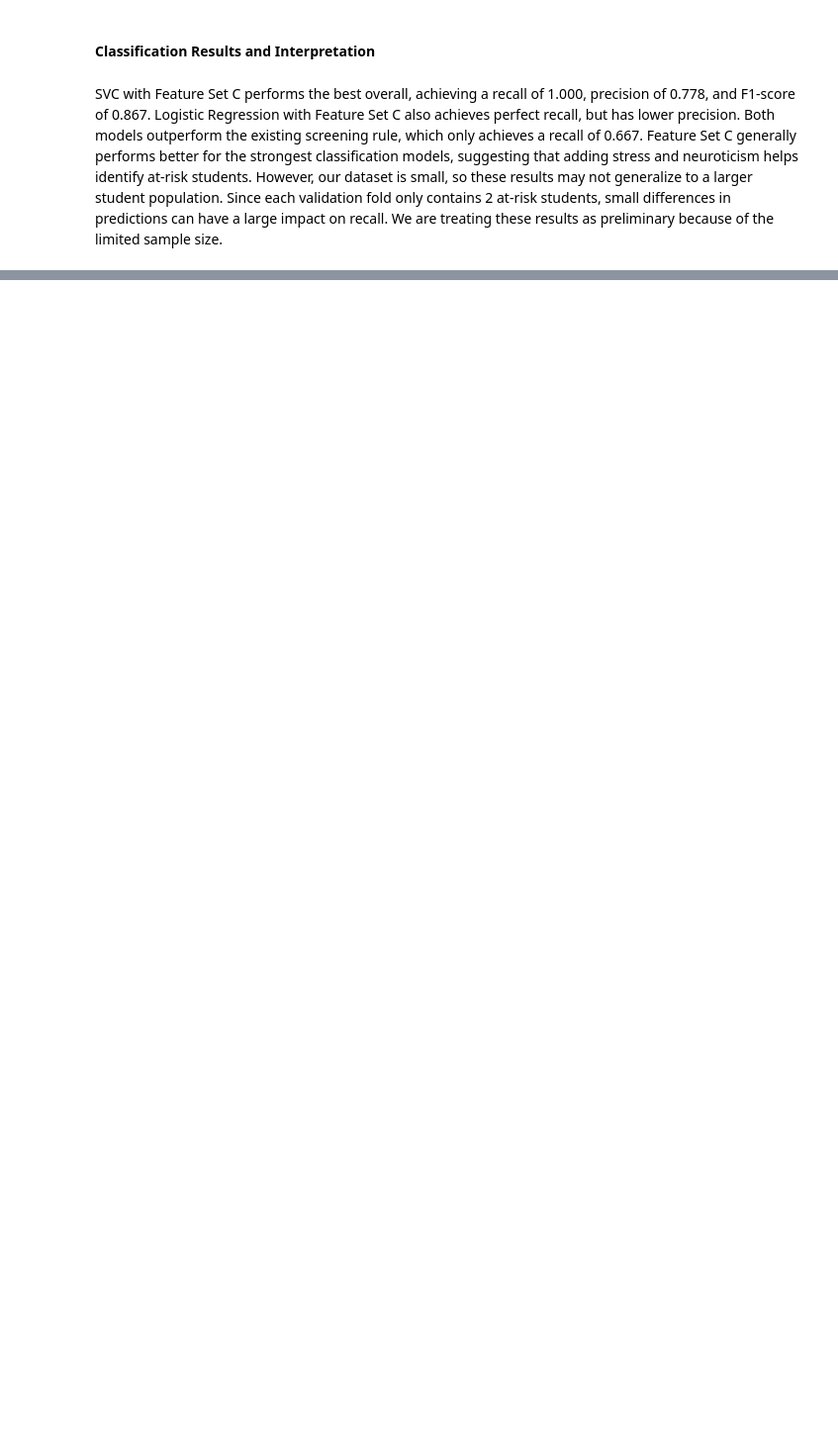
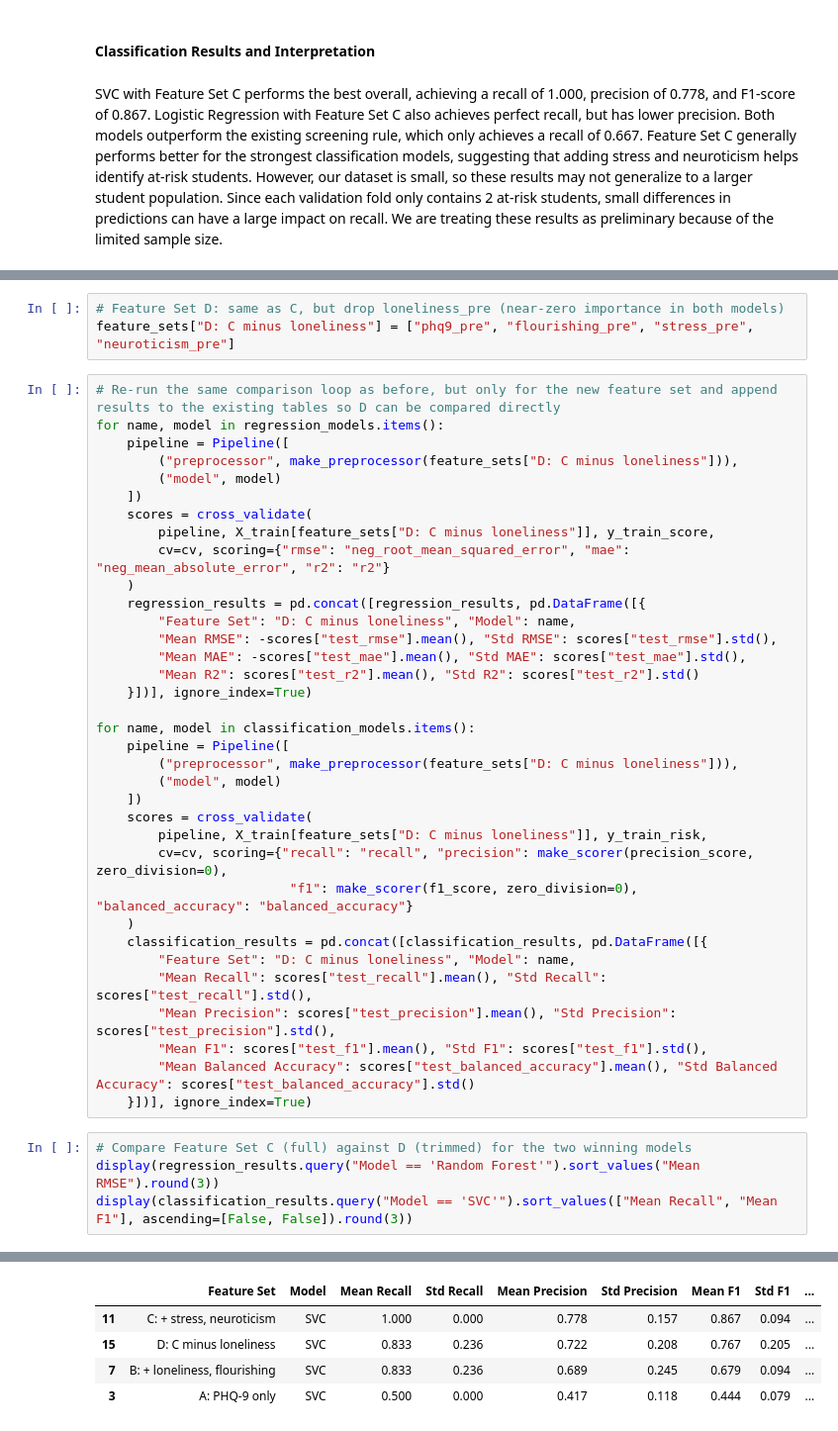
Before and after one commit to mariabssadh1-droid/spark_check, a Jupyter notebook: INSY 674-Group Project.ipynb, the cells around one changed output, grey strips where cells are left out. Shown at 99% size. Cells and saved outputs as stored; diff of their text form; blank space fills up the shorter version.

```diff
--- a/INSY 674-Group Project.ipynb
+++ b/INSY 674-Group Project.ipynb
@@ -1770,0 +1882,43 @@ SVC with Feature Set C performs the best overall, achieving a recall of 1.000, p
+# %%
+# Feature Set D: same as C, but drop loneliness_pre (near-zero importance in both models)
+feature_sets["D: C minus loneliness"] = ["phq9_pre", "flourishing_pre", "stress_pre", "neuroticism_pre"]
+# %%
+# Re-run the same comparison loop as before, but only for the new feature set and append results to the existing tables so D can be compared directly
+for name, model in regression_models.items():
+    pipeline = Pipeline([
+        ("preprocessor", make_preprocessor(feature_sets["D: C minus loneliness"])),
+        ("model", model)
+    ])
+    scores = cross_validate(
+        pipeline, X_train[feature_sets["D: C minus loneliness"]], y_train_score,
+        cv=cv, scoring={"rmse": "neg_root_mean_squared_error", "mae": "neg_mean_absolute_error", "r2": "r2"}
+    )
+    regression_results = pd.concat([regression_results, pd.DataFrame([{
+        "Feature Set": "D: C minus loneliness", "Model": name,
+        "Mean RMSE": -scores["test_rmse"].mean(), "Std RMSE": scores["test_rmse"].std(),
+        "Mean MAE": -scores["test_mae"].mean(), "Std MAE": scores["test_mae"].std(),
+        "Mean R2": scores["test_r2"].mean(), "Std R2": scores["test_r2"].std()
+    }])], ignore_index=True)
+
+for name, model in classification_models.items():
+    pipeline = Pipeline([
+        ("preprocessor", make_preprocessor(feature_sets["D: C minus loneliness"])),
+        ("model", model)
+    ])
+    scores = cross_validate(
+        pipeline, X_train[feature_sets["D: C minus loneliness"]], y_train_risk,
+        cv=cv, scoring={"recall": "recall", "precision": make_scorer(precision_score, zero_division=0),
+                         "f1": make_scorer(f1_score, zero_division=0), "balanced_accuracy": "balanced_accuracy"}
+    )
+    classification_results = pd.concat([classification_results, pd.DataFrame([{
+        "Feature Set": "D: C minus loneliness", "Model": name,
+        "Mean Recall": scores["test_recall"].mean(), "Std Recall": scores["test_recall"].std(),
+        "Mean Precision": scores["test_precision"].mean(), "Std Precision": scores["test_precision"].std(),
+        "Mean F1": scores["test_f1"].mean(), "Std F1": scores["test_f1"].std(),
+        "Mean Balanced Accuracy": scores["test_balanced_accuracy"].mean(), "Std Balanced Accuracy": scores["test_balanced_accuracy"].std()
+    }])], ignore_index=True)
+# %%
+# Compare Feature Set C (full) against D (trimmed) for the two winning models
+display(regression_results.query("Model == 'Random Forest'").sort_values("Mean RMSE").round(3))
+display(classification_results.query("Model == 'SVC'").sort_values(["Mean Recall", "Mean F1"], ascending=[False, False]).round(3))
+# %% [output]
@@ -1770,0 +1930,5 @@ SVC with Feature Set C performs the best overall, achieving a recall of 1.000, p
+|  | Feature Set | Model | Mean Recall | Std Recall | Mean Precision | Std Precision | Mean F1 | Std F1 | ... |
+| 11 | C: + stress, neuroticism | SVC | 1.000 | 0.000 | 0.778 | 0.157 | 0.867 | 0.094 | ... |
+| 15 | D: C minus loneliness | SVC | 0.833 | 0.236 | 0.722 | 0.208 | 0.767 | 0.205 | ... |
+| 7 | B: + loneliness, flourishing | SVC | 0.833 | 0.236 | 0.689 | 0.245 | 0.679 | 0.094 | ... |
+| 3 | A: PHQ-9 only | SVC | 0.500 | 0.000 | 0.417 | 0.118 | 0.444 | 0.079 | ... |
```
Also changed, not shown: parts of 50 cells of this notebook.
